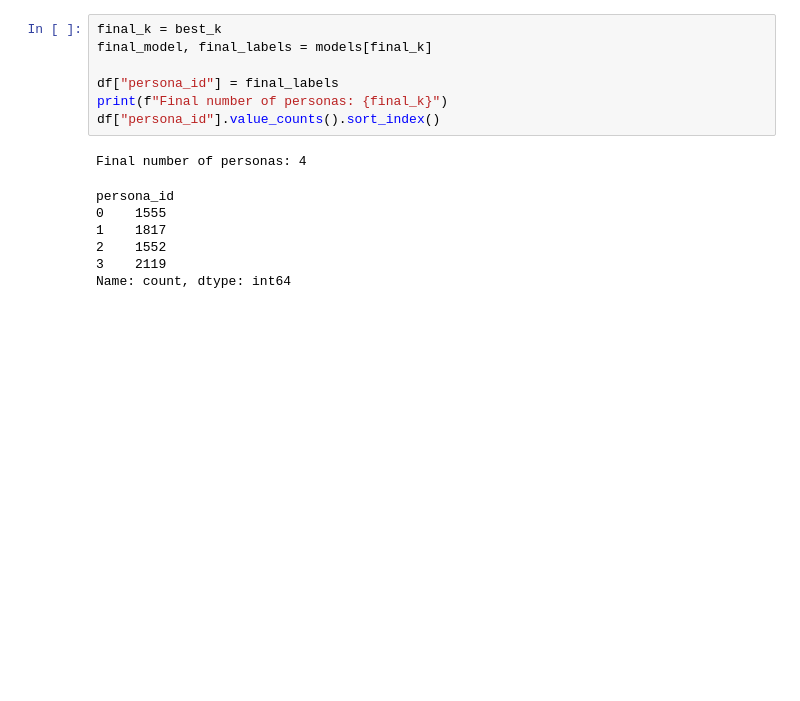
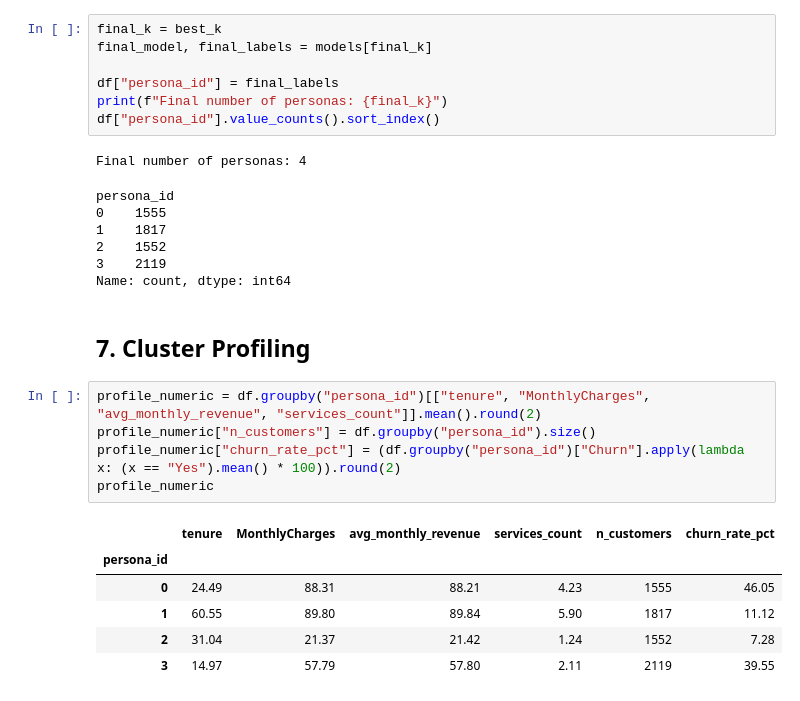
Before and after one commit to danielowuor/Customer-Retention-Intelligence-System, a Jupyter notebook: notebooks/02_segmentation.ipynb, the cells around one changed output. Drawn from its saved outputs; the diff is of its cells as text; blank space fills up the shorter version.

```diff
--- a/notebooks/02_segmentation.ipynb
+++ b/notebooks/02_segmentation.ipynb
@@ -210,3 +210,17 @@ persona_id
 2    1552
 3    2119
 Name: count, dtype: int64
+# %% [markdown]
+## 7. Cluster Profiling
+# %%
+profile_numeric = df.groupby("persona_id")[["tenure", "MonthlyCharges", "avg_monthly_revenue", "services_count"]].mean().round(2)
+profile_numeric["n_customers"] = df.groupby("persona_id").size()
+profile_numeric["churn_rate_pct"] = (df.groupby("persona_id")["Churn"].apply(lambda x: (x == "Yes").mean() * 100)).round(2)
+profile_numeric
+# %% [output]
+|  | tenure | MonthlyCharges | avg_monthly_revenue | services_count | n_customers | churn_rate_pct |
+| persona_id |  |  |  |  |  |  |
+| 0 | 24.49 | 88.31 | 88.21 | 4.23 | 1555 | 46.05 |
+| 1 | 60.55 | 89.80 | 89.84 | 5.90 | 1817 | 11.12 |
+| 2 | 31.04 | 21.37 | 21.42 | 1.24 | 1552 | 7.28 |
+| 3 | 14.97 | 57.79 | 57.80 | 2.11 | 2119 | 39.55 |
```
Also changed, not shown: parts of 2 cells of this notebook.
